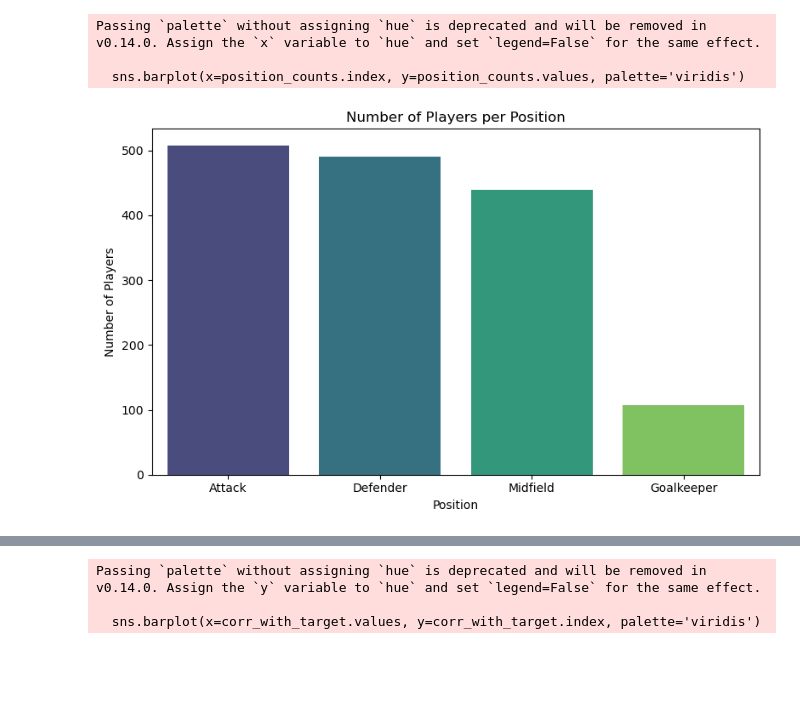
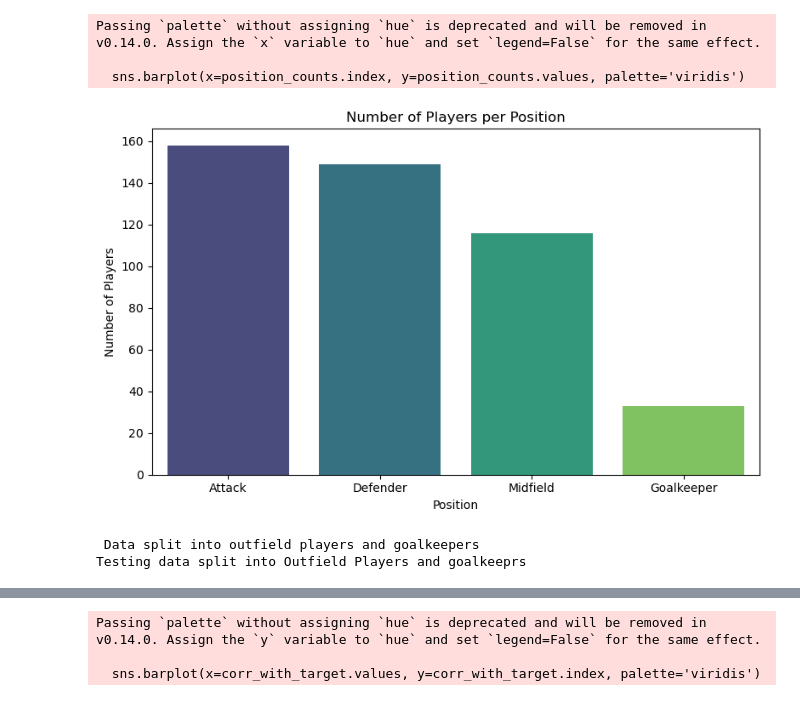
Before and after one commit to Ismaeel220/Machine-Learning-Football-Transfers, a Jupyter notebook: exploratory-data-analysis/exploratory_data_analysis.ipynb, the cells around one changed output, grey strips where cells are left out. Drawn from its saved outputs; the diff is of its cells as text; code cells hidden in the pictures; blank space fills up the shorter version.

```diff
--- a/exploratory_data_analysis.ipynb
+++ b/exploratory-data-analysis/exploratory_data_analysis.ipynb
@@ -7,31 +7,55 @@ from sklearn.preprocessing import StandardScaler
 from sklearn.decomposition import PCA
 # %%
 #load data
-df = pd.read_csv('training_data.csv')
-numeric_df = df.select_dtypes(include=[np.number])
+train_df = pd.read_csv('../training-testing-data/testing_data.csv')
+test_df = pd.read_csv('../training-testing-data/testing_data.csv')
+
+numeric_df = train_df.select_dtypes(include=[np.number])
 # %%
 #plot the number of players per position in the dataset
 plt.figure(figsize=(8, 5))
-position_counts = df['position'].value_counts()
+position_counts = train_df['position'].value_counts()
 sns.barplot(x=position_counts.index, y=position_counts.values, palette='viridis')
 plt.title('Number of Players per Position')
 plt.xlabel('Position')
 plt.ylabel('Number of Players')
 plt.tight_layout()
 plt.show()
 # %% [output]
 Passing `palette` without assigning `hue` is deprecated and will be removed in v0.14.0. Assign the `x` variable to `hue` and set `legend=False` for the same effect.
 
   sns.barplot(x=position_counts.index, y=position_counts.values, palette='viridis')
-[figure, old version]
+[figure, new version]
 # %%
+
+import pandas as pd
+
+#Calculate the average spend for each club in the training datatset only
+club_average_spend = train_df.groupby('to_club_name')['transfer_fee'].mean()
+
+#add this average to the training data
+train_df['club_average_spend'] = train_df['to_club_name'].map(club_average_spend)
+
+#add the average onto the testing data
+test_df['club_average_spend'] = test_df['to_club_name'].map(club_average_spend)
+
+# add the average of the data
+average = train_df['transfer_fee'].mean()
+test_df['club_average_spend'] = test_df['club_average_spend'].fillna(average)
+
+#Drop the old text columns ignore errors if already dropped due to jupyter notebook memory storage
+train_df = train_df.drop(columns=['to_club_name'], errors="ignore")
+test_df = test_df.drop(columns=['to_club_name'], errors="ignore")
+
+
+
 #split training data into outfield players and goalkeepers
 
 # Filter for Goalkeepers
-raw_gk_train_df = df[df['position'] == 'Goalkeeper']
+raw_gk_train_df = train_df[train_df['position'] == 'Goalkeeper']
 
 # Filter for Outfield Players
-raw_outfield_train_df = df[df['position'] != 'Goalkeeper']
+raw_outfield_train_df = train_df[train_df['position'] != 'Goalkeeper']
 
 # Save the split datasets to new files
 raw_gk_train_df.to_csv('raw_training_data_goalkeepers.csv', index=False)
@@ -40,9 +64,6 @@ raw_outfield_train_df.to_csv('raw_training_data_outfield.csv', index=False)
 print(f" Data split into outfield players and goalkeepers")
 
 
-
-#load testing data
-test_df = pd.read_csv('testing_data.csv')
 
 # filter for outfield players
 raw_gk_test_df = test_df[test_df['position'] == 'Goalkeeper']
@@ -53,5 +74,8 @@ raw_gk_test_df.to_csv('raw_testing_data_goalkeepers.csv', index=False)
 raw_outfield_test_df.to_csv('raw_testing_data_outfield.csv', index=False)
 
 print(f"Testing data split into Outfield Players and goalkeeprs")
+# %% [output]
+ Data split into outfield players and goalkeepers
+Testing data split into Outfield Players and goalkeeprs
 # %%
 #load data outfield players
```
Also changed, not shown: parts of 2 cells of this notebook, 10 other files.
